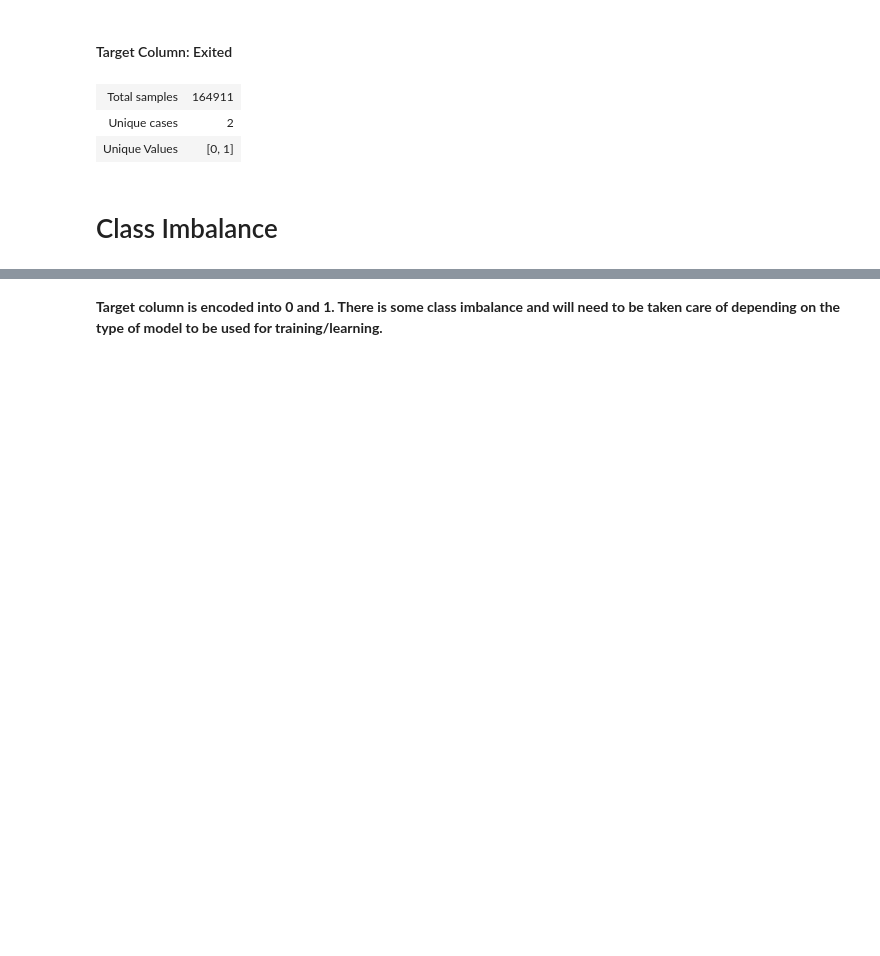
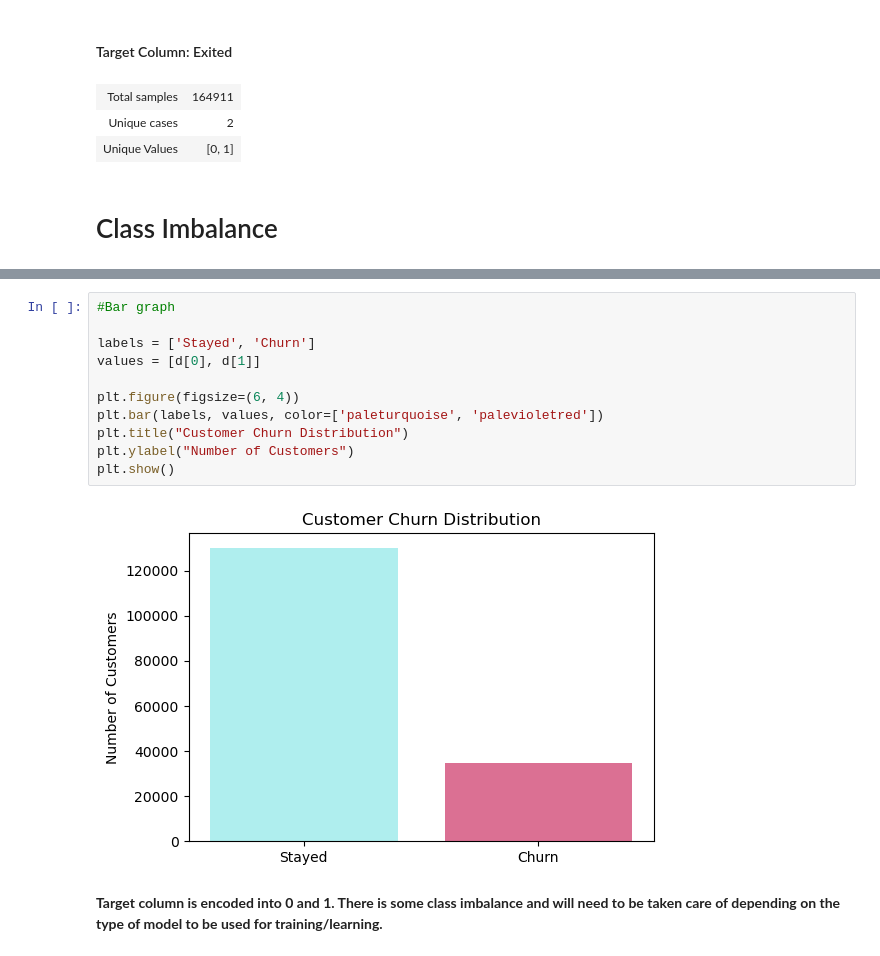
Before and after one commit to An-n-nie/BankChurnKaggle, a Jupyter notebook: Kaggle_Bank/Data_Loading_Initial_Look.ipynb, the cells around one changed output, grey strips where cells are left out. Cells and saved outputs as stored; diff of their text form; blank space fills up the shorter version.

```diff
--- a/Kaggle_Bank/Data_Loading_Initial_Look.ipynb
+++ b/Kaggle_Bank/Data_Loading_Initial_Look.ipynb
@@ -289,2 +289,15 @@ Churn: 34909
+# %%
+#Bar graph
+
+labels = ['Stayed', 'Churn']
+values = [d[0], d[1]]
+
+plt.figure(figsize=(6, 4))
+plt.bar(labels, values, color=['paleturquoise', 'palevioletred'])
+plt.title("Customer Churn Distribution")
+plt.ylabel("Number of Customers")
+plt.show()
+# %% [output]
+[figure, added]
 # %% [markdown]
 <b> Target column is encoded into 0 and 1. There is some class imbalance and will need to be taken care of depending on the type of model to be used for training/learning.
```
Also changed, not shown: parts of 1 cell of this notebook, 7 other files.
